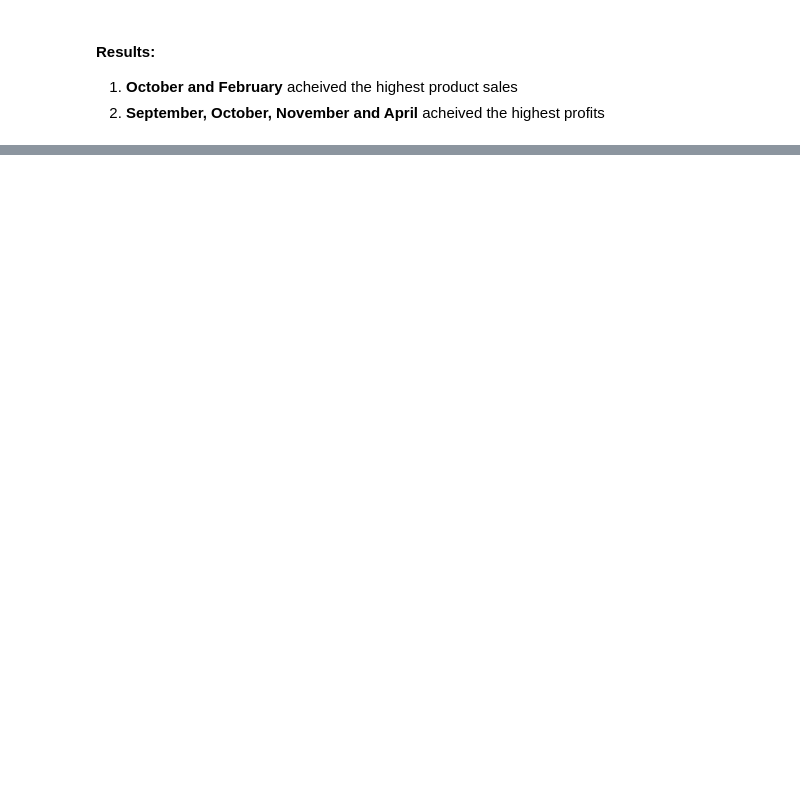
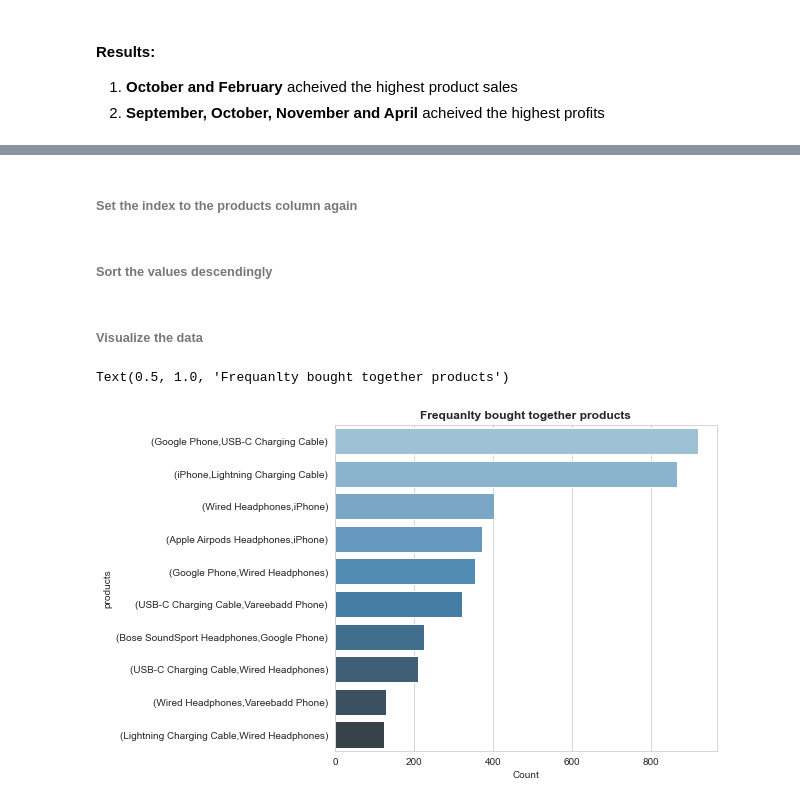
Before and after one commit to Yousef-Medhat56/py-sales-analysis, a Jupyter notebook: sales-analysis.ipynb, the cells around one changed output, grey strips where cells are left out. Cells and saved outputs as stored; diff of their text form; code cells hidden in the pictures; blank space fills up the shorter version.

```diff
--- a/sales-analysis.ipynb
+++ b/sales-analysis.ipynb
@@ -336,0 +419,3 @@ sns.heatmap(data=month_product_df.transpose(),ax=ax,linewidths=1,annot=True)
+# %%
+products_pairs_count_df.reset_index(inplace=True)
+products_pairs_count_df.head()
@@ -336,0 +431,4 @@ sns.heatmap(data=month_product_df.transpose(),ax=ax,linewidths=1,annot=True)
+# %%
+even_index_values = [item for item in products_pairs_count_df.index if item%2 ==0] # list of even index values
+products_pairs_count_df = products_pairs_count_df.filter(items = even_index_values,axis=0)# filter rows with even index value
+products_pairs_count_df.head()
@@ -336,0 +442,22 @@ sns.heatmap(data=month_product_df.transpose(),ax=ax,linewidths=1,annot=True)
+# %% [markdown]
+###### Set the index to the products column again
+# %%
+products_pairs_count_df.set_index("index",inplace=True)
+# %% [markdown]
+###### Sort the values descendingly
+# %%
+products_pairs_count_df.sort_values("Count",ascending=False,inplace = True)
+# %% [markdown]
+###### Visualize the data
+# %%
+highest_products_pairs = products_pairs_count_df.head(10).index #first highest 10 frequently bought together products
+highest_counts = products_pairs_count_df["Count"].head(10) #the count of the products pairs
+
+fig,ax = plt.subplots(figsize=(10, 6))
+sns.barplot( x=highest_counts,y=highest_products_pairs,palette="Blues_d",ax=ax)
+ax.set_title("Highest 10 frequanlty bought together products",fontweight="bold")
+ax.set_ylabel("products")
+fig.subplots_adjust(left=0.37)
+# %% [output]
+Text(0.5, 1.0, 'Frequanlty bought together products')
+[figure, added]
```
Also changed, not shown: parts of 51 cells of this notebook.
